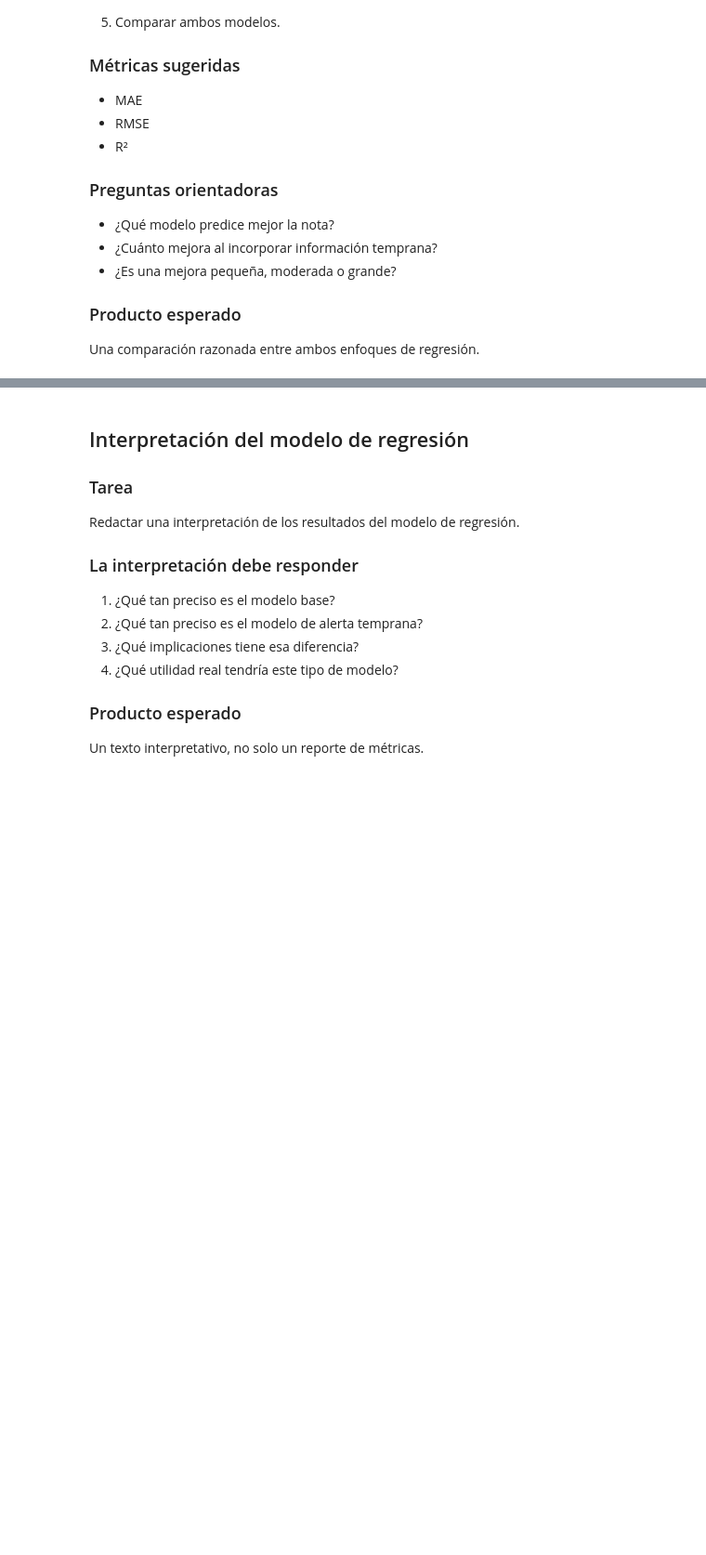
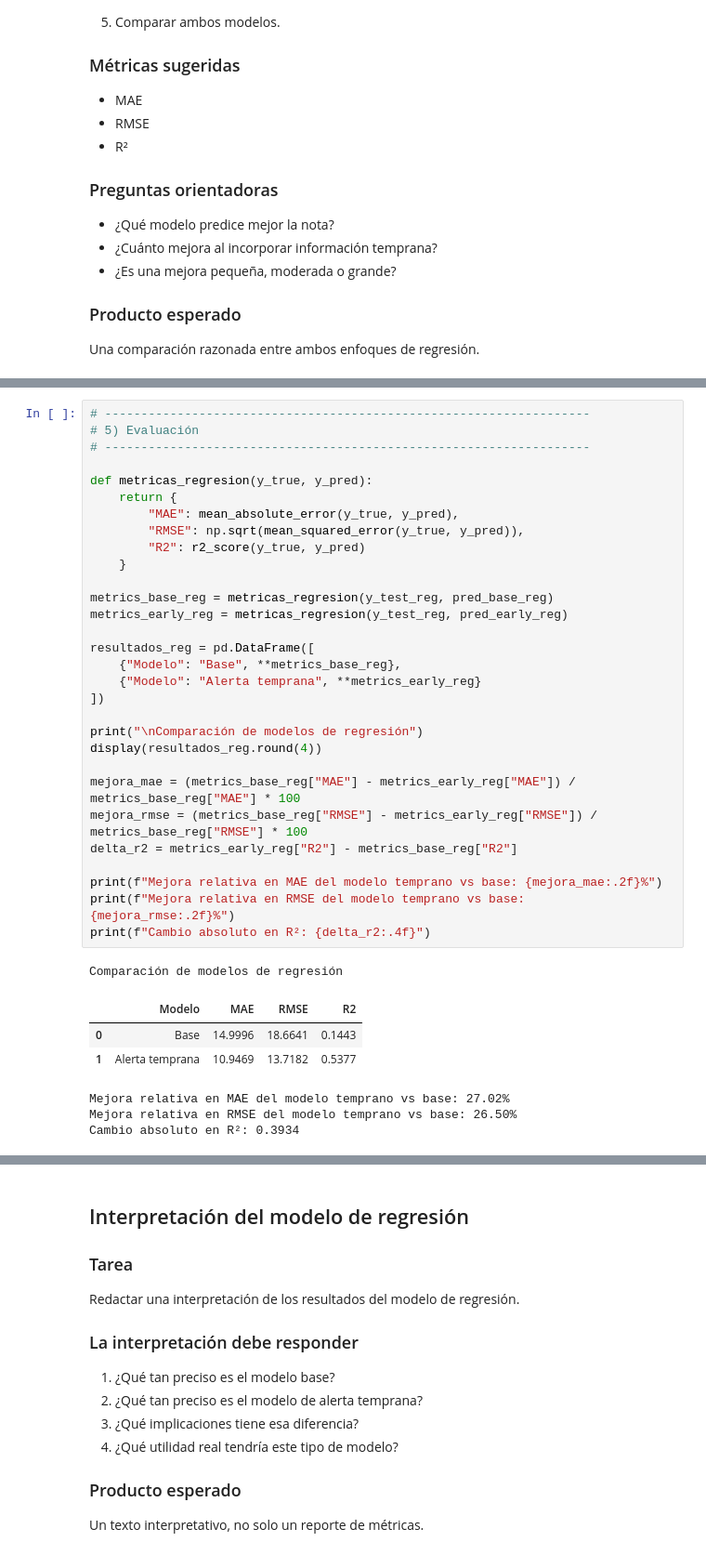
Before and after one commit to RamiroSeb2021/CXAI_M, a Jupyter notebook: Taller_LIME_SHAP_base_real.ipynb, the cells around one changed output, grey strips where cells are left out. Shown at 93% size. Saved outputs shown, nothing was run; the diff lists cells and outputs as text; blank space fills up the shorter version.

```diff
--- a/Taller_LIME_SHAP_base_real.ipynb
+++ b/Taller_LIME_SHAP_base_real.ipynb
@@ -776,0 +965,38 @@ Una comparación razonada entre ambos enfoques de regresión.
+# %%
+# -------------------------------------------------------------------
+# 5) Evaluación
+# -------------------------------------------------------------------
+
+def metricas_regresion(y_true, y_pred):
+    return {
+        "MAE": mean_absolute_error(y_true, y_pred),
+        "RMSE": np.sqrt(mean_squared_error(y_true, y_pred)),
+        "R2": r2_score(y_true, y_pred)
+    }
+
+metrics_base_reg = metricas_regresion(y_test_reg, pred_base_reg)
+metrics_early_reg = metricas_regresion(y_test_reg, pred_early_reg)
+
+resultados_reg = pd.DataFrame([
+    {"Modelo": "Base", **metrics_base_reg},
+    {"Modelo": "Alerta temprana", **metrics_early_reg}
+])
+
+print("\nComparación de modelos de regresión")
+display(resultados_reg.round(4))
+
+mejora_mae = (metrics_base_reg["MAE"] - metrics_early_reg["MAE"]) / metrics_base_reg["MAE"] * 100
+mejora_rmse = (metrics_base_reg["RMSE"] - metrics_early_reg["RMSE"]) / metrics_base_reg["RMSE"] * 100
+delta_r2 = metrics_early_reg["R2"] - metrics_base_reg["R2"]
+
+print(f"Mejora relativa en MAE del modelo temprano vs base: {mejora_mae:.2f}%")
+print(f"Mejora relativa en RMSE del modelo temprano vs base: {mejora_rmse:.2f}%")
+print(f"Cambio absoluto en R²: {delta_r2:.4f}")
+# %% [output]
+Comparación de modelos de regresión
+|  | Modelo | MAE | RMSE | R2 |
+| 0 | Base | 14.9996 | 18.6641 | 0.1443 |
+| 1 | Alerta temprana | 10.9469 | 13.7182 | 0.5377 |
+Mejora relativa en MAE del modelo temprano vs base: 27.02%
+Mejora relativa en RMSE del modelo temprano vs base: 26.50%
+Cambio absoluto en R²: 0.3934
```
Also changed, not shown: parts of 17 cells of this notebook.
